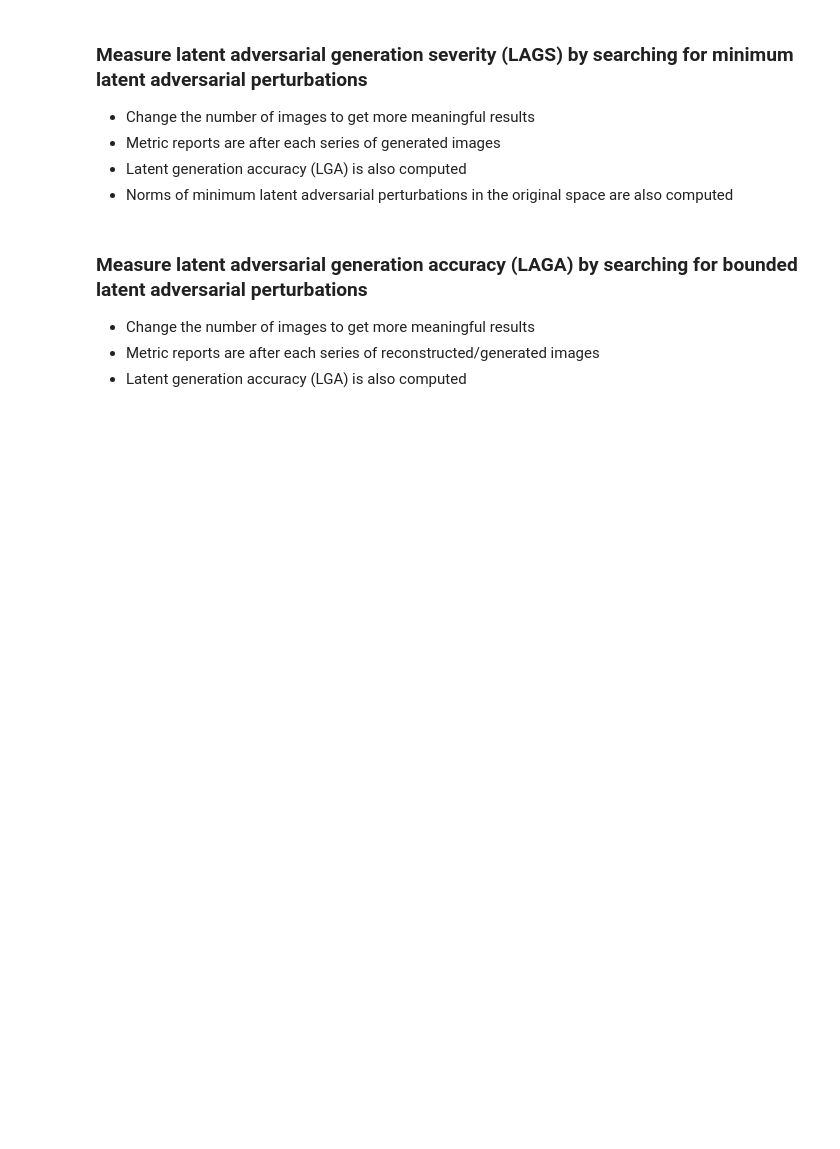
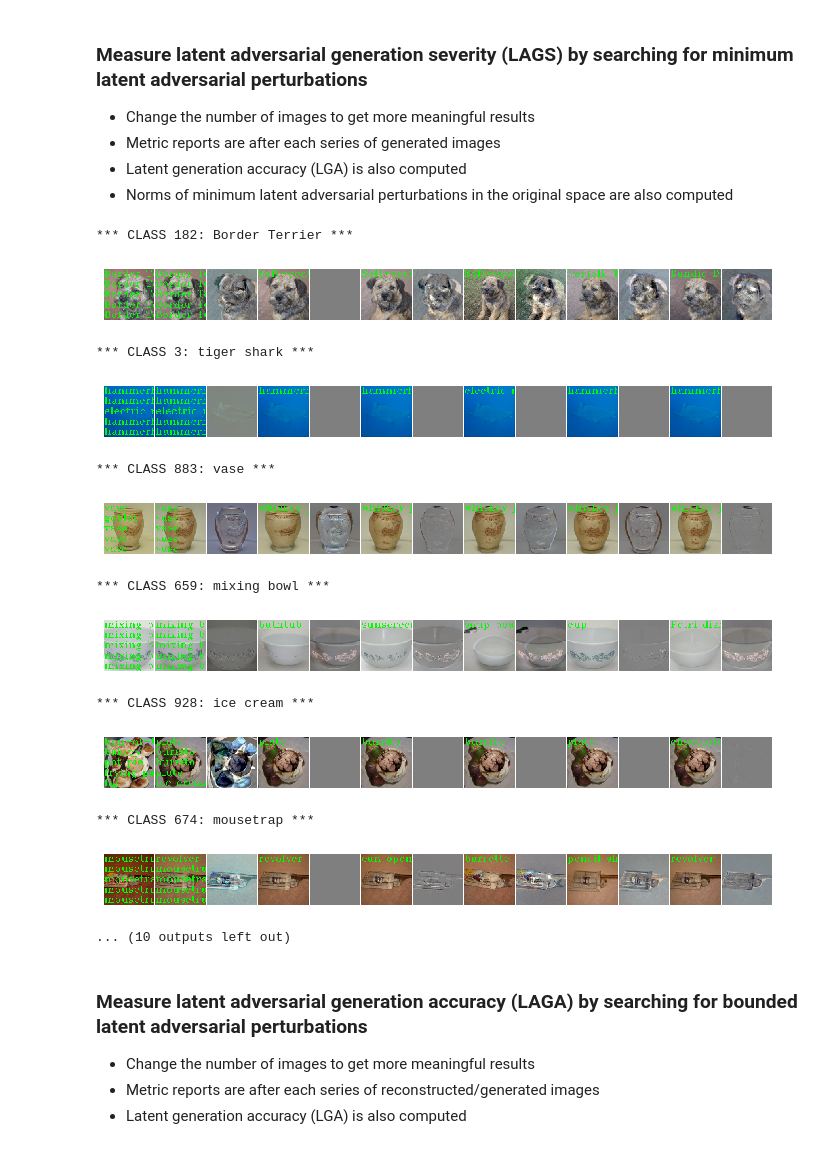
Before and after one commit to igor-buzhinsky/latent-space-nn-evaluation, a Jupyter notebook: AdversarialImageNet.ipynb, the cells around one changed output. Cells and saved outputs as stored; diff of their text form; code cells hidden in the pictures; blank space fills up the shorter version.

Commit message:
Ensured that output is present in notebooks.

```diff
--- a/AdversarialImageNet.ipynb
+++ b/AdversarialImageNet.ipynb
@@ -132,7 +128,21 @@ advgen_experiments(NopAdversary(), noise_eps=1.0, total_images=100)
 # %%
 max_rho, noise_eps = 2.5, 1.0
 adversary = PGDAdversary(max_rho, 50, 0.05, False, 0, verbose=0, n_repeat=12, repeat_mode="min")
-advgen_experiments(adversary, noise_eps, total_images=100)
+advgen_experiments(adversary, noise_eps, total_images=10)
+# %% [output]
+*** CLASS 182: Border Terrier ***
+[figure, added]
+*** CLASS 3: tiger shark ***
+[figure, added]
+*** CLASS 883: vase ***
+[figure, added]
+*** CLASS 659: mixing bowl ***
+[figure, added]
+*** CLASS 928: ice cream ***
+[figure, added]
+*** CLASS 674: mousetrap ***
+[figure, added]
+... (10 outputs left out)
 # %% [markdown]
 ### Measure latent adversarial generation accuracy (LAGA) by searching for bounded latent adversarial perturbations
 
```
Also changed, not shown: parts of 6 cells of this notebook, 3 other files.
